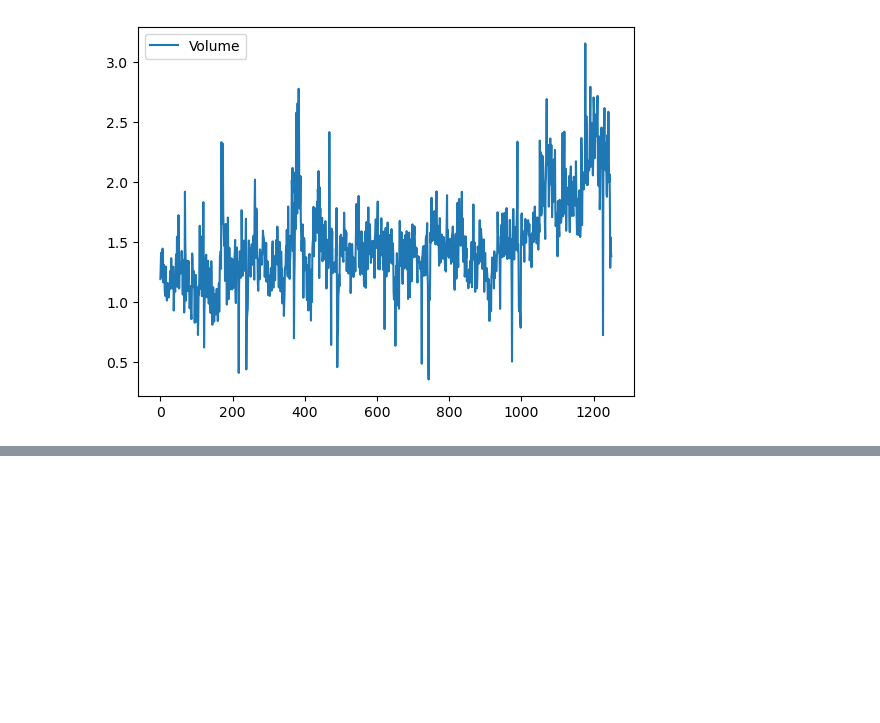
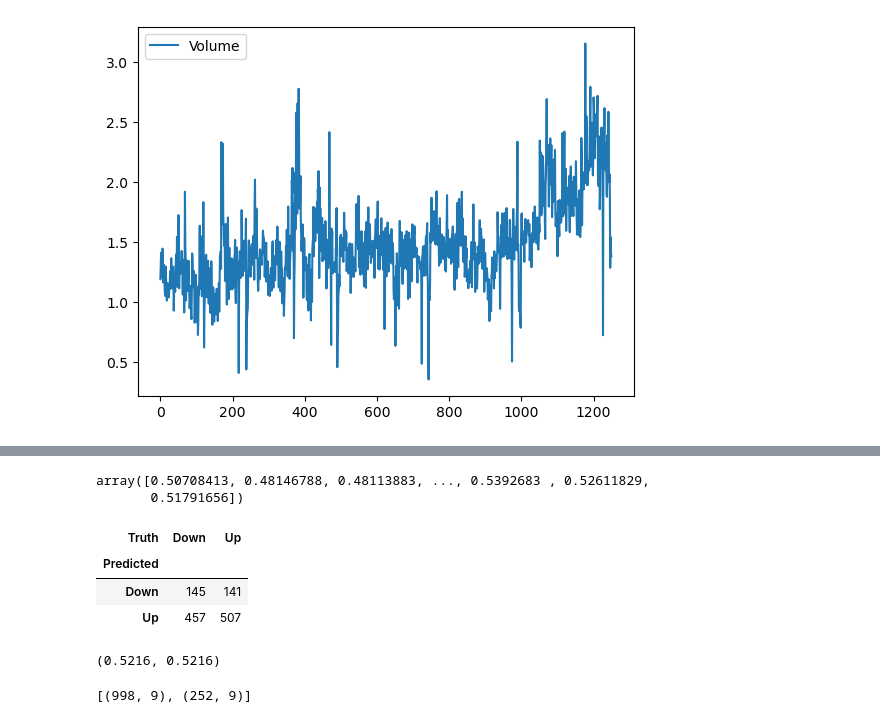
Before and after one commit to rabobahago/Python_ML_Data_Science, a Jupyter notebook: ML_with_python/classification/main.ipynb, the cells around one changed output, grey strips where cells are left out. Cells and saved outputs as stored; diff of their text form; code cells hidden in the pictures; blank space fills up the shorter version.

```diff
--- a/ML_with_python/classification/main.ipynb
+++ b/ML_with_python/classification/main.ipynb
@@ -66,0 +110,29 @@ Smarket.plot(y='Volume');
+# %%
+probs = results.predict()
+probs
+# %% [output]
+array([0.50708413, 0.48146788, 0.48113883, ..., 0.5392683 , 0.52611829,
+       0.51791656])
+# %%
+labels  =np.array(['Down'] * 1250)
+labels[probs > 0.5] = 'Up'
+# %%
+confusion_table(labels , Smarket.Direction)
+# %% [output]
+| Truth | Down | Up |
+| Predicted |  |  |
+| Down | 145 | 141 |
+| Up | 457 | 507 |
+# %%
+(507+145)/1250, np.mean(labels == Smarket.Direction)
+# %% [output]
+(0.5216, 0.5216)
+# %%
+train = (Smarket.Year < 2005)
+Smarket_train = Smarket.loc[train]
+Smarket_test = Smarket.loc[~train]
+Smarket_test.shape
+data =[Smarket_train.shape, Smarket_test.shape]
+data
+# %% [output]
+[(998, 9), (252, 9)]
```
Also changed, not shown: parts of 4 cells of this notebook.
